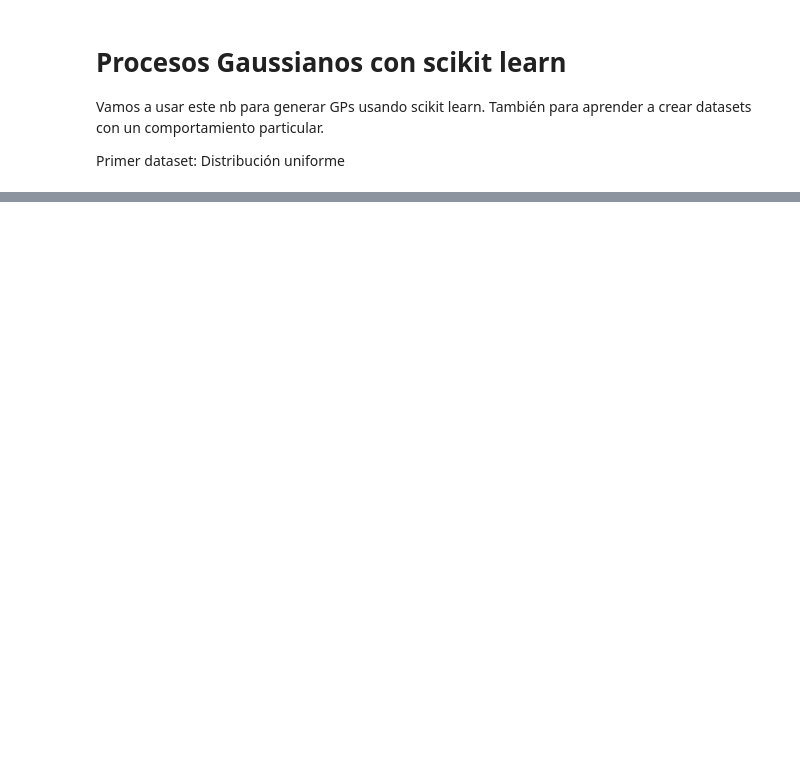
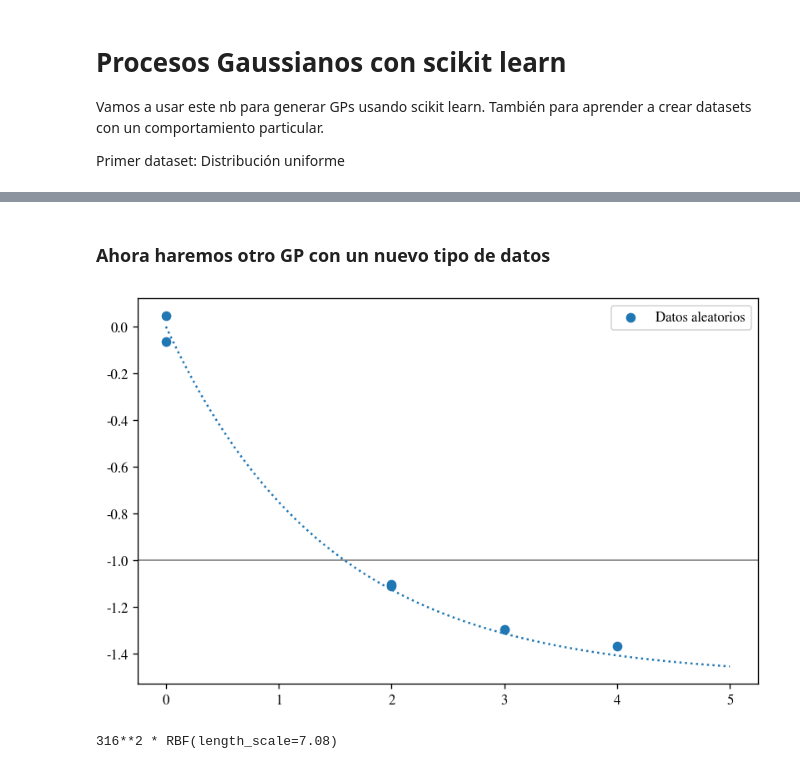
Before and after one commit to fernanda-py/fernanda-py, a Jupyter notebook: GPs_c_scikit_learn.ipynb, the cells around one changed output, grey strips where cells are left out. Saved outputs shown, nothing was run; the diff lists cells and outputs as text; code cells hidden in the pictures; blank space fills up the shorter version.

```diff
--- a/GPs_c_scikit_learn.ipynb
+++ b/GPs_c_scikit_learn.ipynb
@@ -75,0 +87,31 @@ plt.show()
+# %% [markdown]
+### Ahora haremos otro GP con un nuevo tipo de datos
+# %%
+#Generamos los datos aleatorios
+np.random.seed(1234567)
+random = np.random.default_rng(1)
+x = np.linspace(0,5,100)
+y = -1.5 + 1.5*0.5**x
+
+#Observaciones
+X = np.random.randint(0,5,6)
+Y = -1.5 + 1.5*0.5**X +5e-2* random.normal(size=X.shape)
+
+#Datos de entrenamiento
+X_star = np.linspace(0,5,100).reshape(-1,1)
+Y_star = np.squeeze(-1.5 + 1.5*0.5**x)
+# %%
+plt.scatter(X,Y,label='Datos aleatorios')
+plt.axhline(-1, color="k", lw=1, alpha=0.5)
+plt.plot(x,-1.5 + 1.5*0.5**x,linestyle = 'dotted')
+plt.legend()
+plt.show()
+# %% [output]
+[figure, added]
+# %%
+kernel = 1 * RBF(length_scale=1.0, length_scale_bounds=(1e-2, 1e2)) #Se escoge el kernel y los hiperparámetros iniciales squared exponential
+gaussian_process = GaussianProcessRegressor(kernel=kernel, n_restarts_optimizer=9, alpha=1e-10) #acá se hace la optimización (maximizando likelihood)
+gaussian_process.fit(X.reshape(-1, 1), Y)
+gaussian_process.kernel_ #devuelve el kernel optimizado
+# %% [output]
+316**2 * RBF(length_scale=7.08)
```
Also changed, not shown: parts of 7 cells of this notebook, 7 other files.
